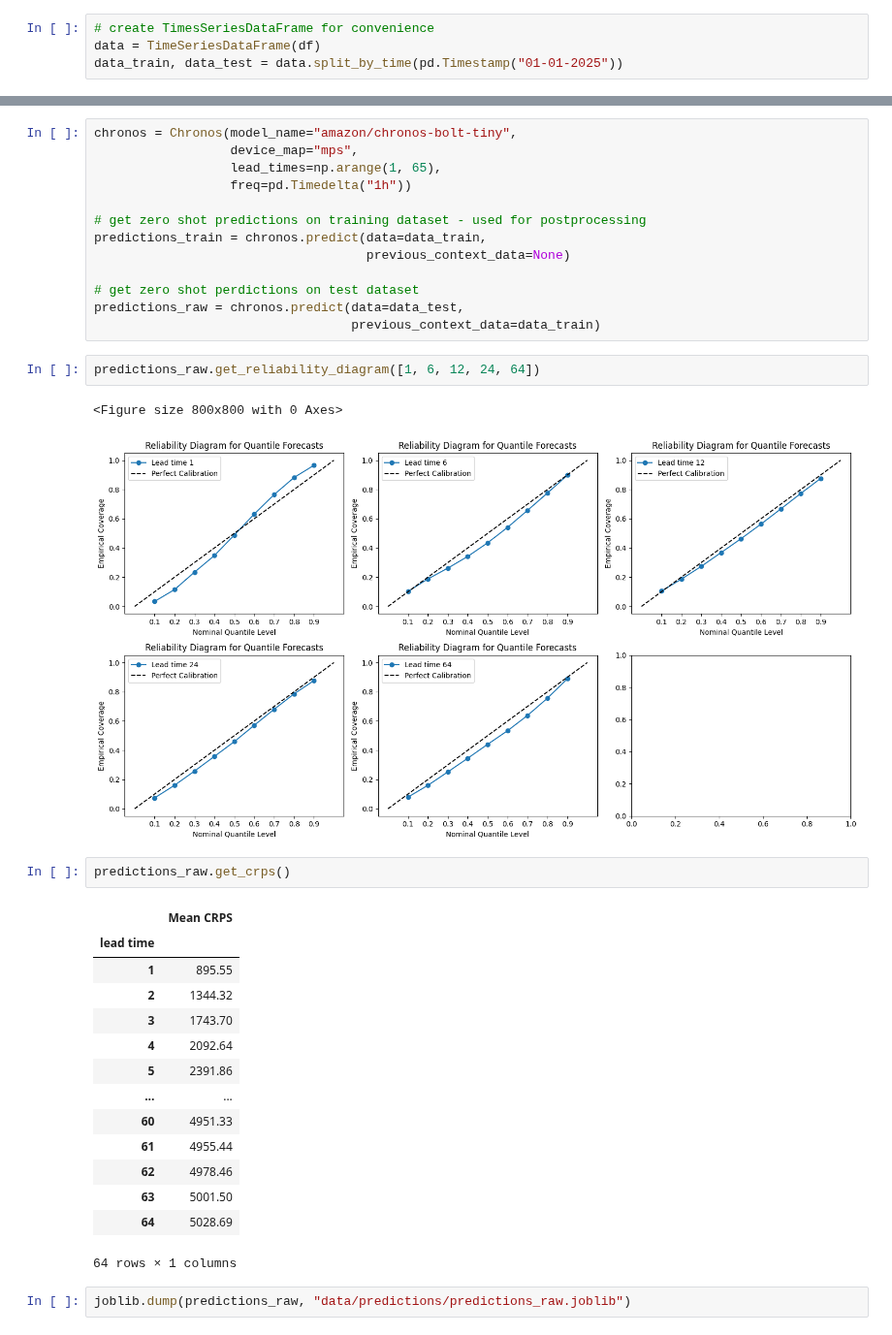
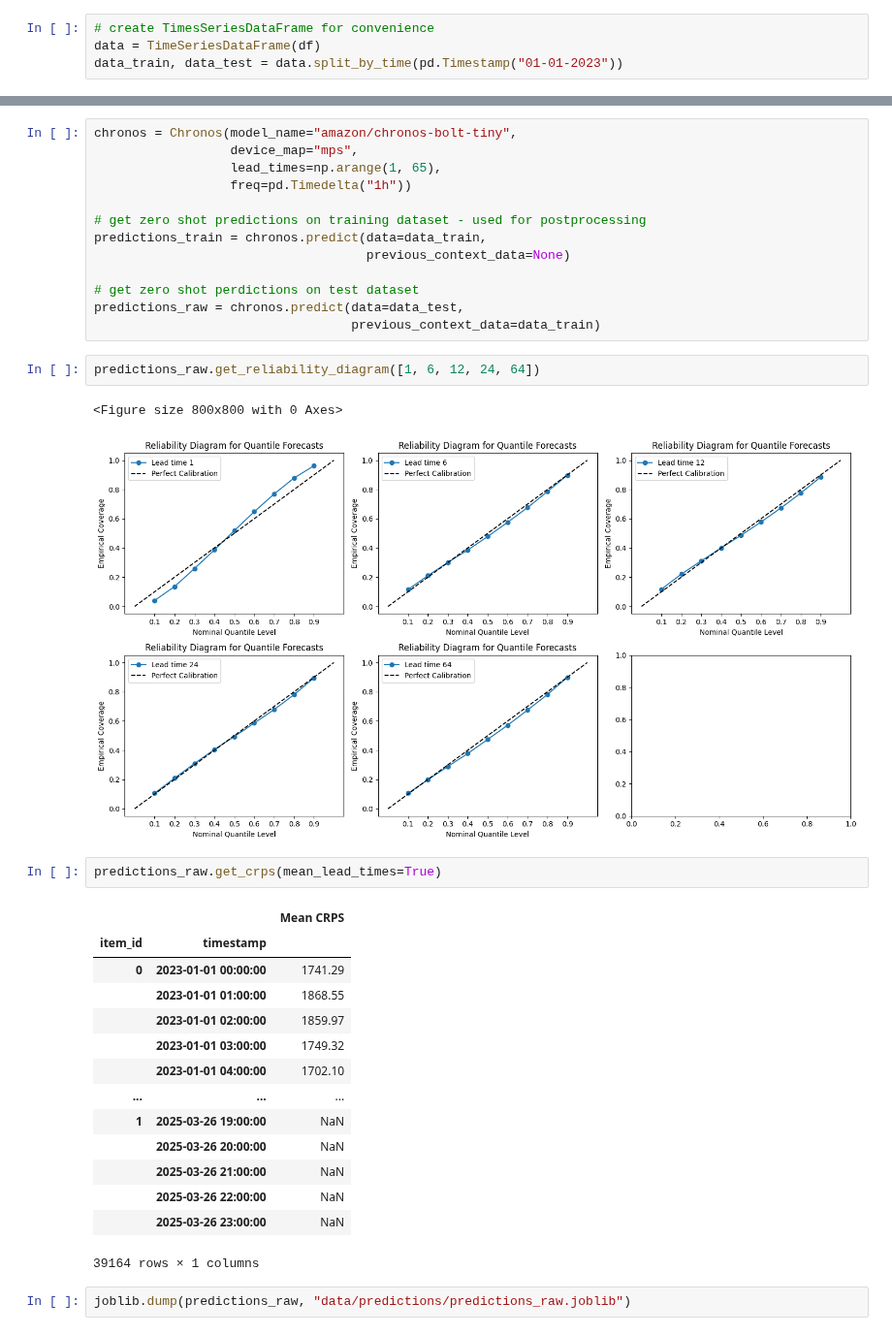
Before and after one commit to LouisSko/master-thesis, a Jupyter notebook: notebook.ipynb, the cells around one changed output, grey strips where cells are left out. Shown at 97% size. Cells and saved outputs as stored; diff of their text form.

```diff
--- a/notebook.ipynb
+++ b/notebook.ipynb
@@ -41,7 +41,7 @@ mapping
 # %%
 # create TimesSeriesDataFrame for convenience
 data = TimeSeriesDataFrame(df)
-data_train, data_test = data.split_by_time(pd.Timestamp("01-01-2025"))
+data_train, data_test = data.split_by_time(pd.Timestamp("01-01-2023"))
 # %% [markdown]
 # Predictions
 # %% [markdown]
@@ -65,24 +65,24 @@ predictions_raw = chronos.predict(data=data_test,
 predictions_raw.get_reliability_diagram([1, 6, 12, 24, 64])
 # %% [output]
 <Figure size 800x800 with 0 Axes>
-[figure, old version]
+[figure, new version]
 # %%
-predictions_raw.get_crps()
+predictions_raw.get_crps(mean_lead_times=True)
 # %% [output]
-|  | Mean CRPS |
-| lead time |  |
-| 1 | 895.55 |
-| 2 | 1344.32 |
-| 3 | 1743.70 |
-| 4 | 2092.64 |
-| 5 | 2391.86 |
-| ... | ... |
-| 60 | 4951.33 |
-| 61 | 4955.44 |
-| 62 | 4978.46 |
-| 63 | 5001.50 |
-| 64 | 5028.69 |
+|  |  | Mean CRPS |
+| item_id | timestamp |  |
+| 0 | 2023-01-01 00:00:00 | 1741.29 |
+|  | 2023-01-01 01:00:00 | 1868.55 |
+|  | 2023-01-01 02:00:00 | 1859.97 |
+|  | 2023-01-01 03:00:00 | 1749.32 |
+|  | 2023-01-01 04:00:00 | 1702.10 |
+| ... | ... | ... |
+| 1 | 2025-03-26 19:00:00 | NaN |
+|  | 2025-03-26 20:00:00 | NaN |
+|  | 2025-03-26 21:00:00 | NaN |
+|  | 2025-03-26 22:00:00 | NaN |
+|  | 2025-03-26 23:00:00 | NaN |
-64 rows × 1 columns
+39164 rows × 1 columns
 # %%
 joblib.dump(predictions_raw, "data/predictions/predictions_raw.joblib")
 # %% [output]
```
Also changed, not shown: parts of 6 cells of this notebook, 1 other file.
